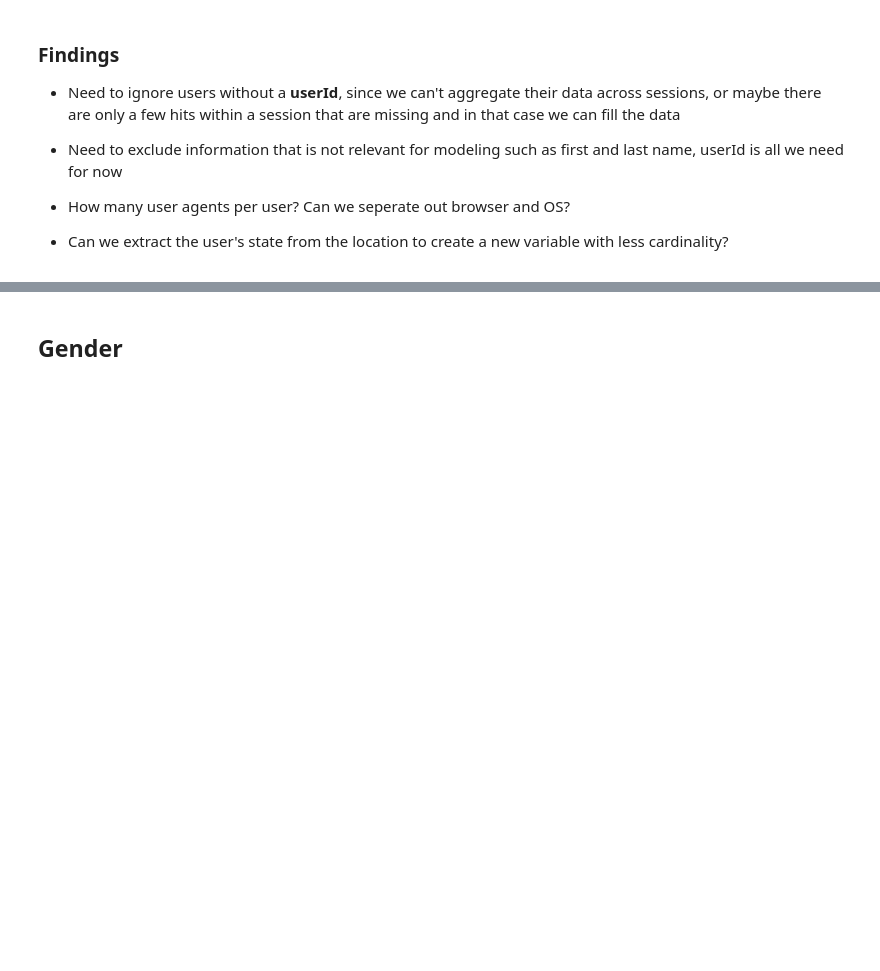
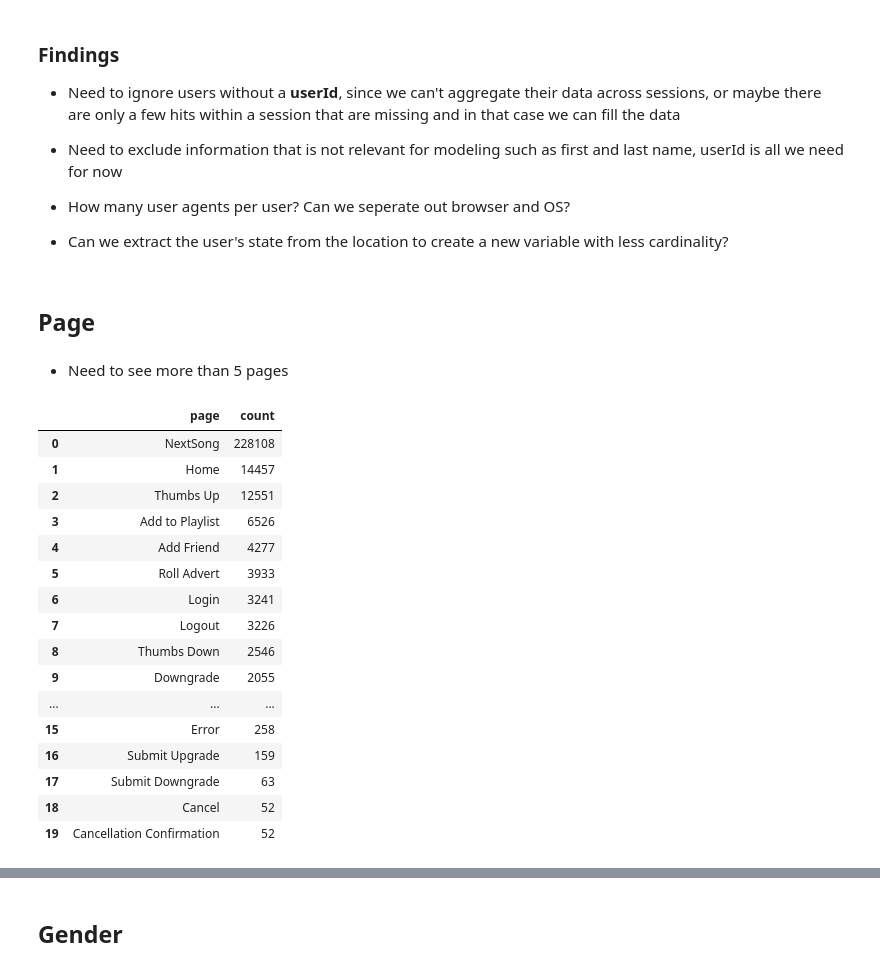
Before and after one commit to j450h1/https-github.com-j450h1-udacity-data-scientist-nanodegree-capstone-project, a Jupyter notebook: Sparkify.ipynb, the cells around one changed output, grey strips where cells are left out. Saved outputs shown, nothing was run; the diff lists cells and outputs as text; code cells hidden in the pictures; blank space fills up the shorter version.

```diff
--- a/Sparkify.ipynb
+++ b/Sparkify.ipynb
@@ -209,10 +211,10 @@ df.groupby('auth').count().sort('count', ascending=False).limit(5).toPandas()
 # %% [markdown]
 ## Create a function to do the same thing for each column
 # %%
-def top5_values(column_name):
+def topn_values(column_name, n):
     """
     Take a column name and find the most frequent values
     """
-    return df.groupby(column_name).count().sort('count', ascending=False).limit(5).toPandas()
+    return df.groupby(column_name).count().sort('count', ascending=False).limit(n).toPandas()
 # %%
 for column in df.columns:
@@ -245,3 +247,27 @@ artist  count
 * How many user agents per user? Can we seperate out browser and OS?
 
 * Can we extract the user's state from the location to create a new variable with less cardinality?
+# %% [markdown]
+## Page
+# %% [markdown]
+* Need to see more than 5 pages
+# %%
+topn_values('page', 20)
+# %% [output]
+|  | page | count |
+| 0 | NextSong | 228108 |
+| 1 | Home | 14457 |
+| 2 | Thumbs Up | 12551 |
+| 3 | Add to Playlist | 6526 |
+| 4 | Add Friend | 4277 |
+| 5 | Roll Advert | 3933 |
+| 6 | Login | 3241 |
+| 7 | Logout | 3226 |
+| 8 | Thumbs Down | 2546 |
+| 9 | Downgrade | 2055 |
+| ... | ... | ... |
+| 15 | Error | 258 |
+| 16 | Submit Upgrade | 159 |
+| 17 | Submit Downgrade | 63 |
+| 18 | Cancel | 52 |
+| 19 | Cancellation Confirmation | 52 |
```
Also changed, not shown: parts of 43 cells of this notebook, 2 other files.
